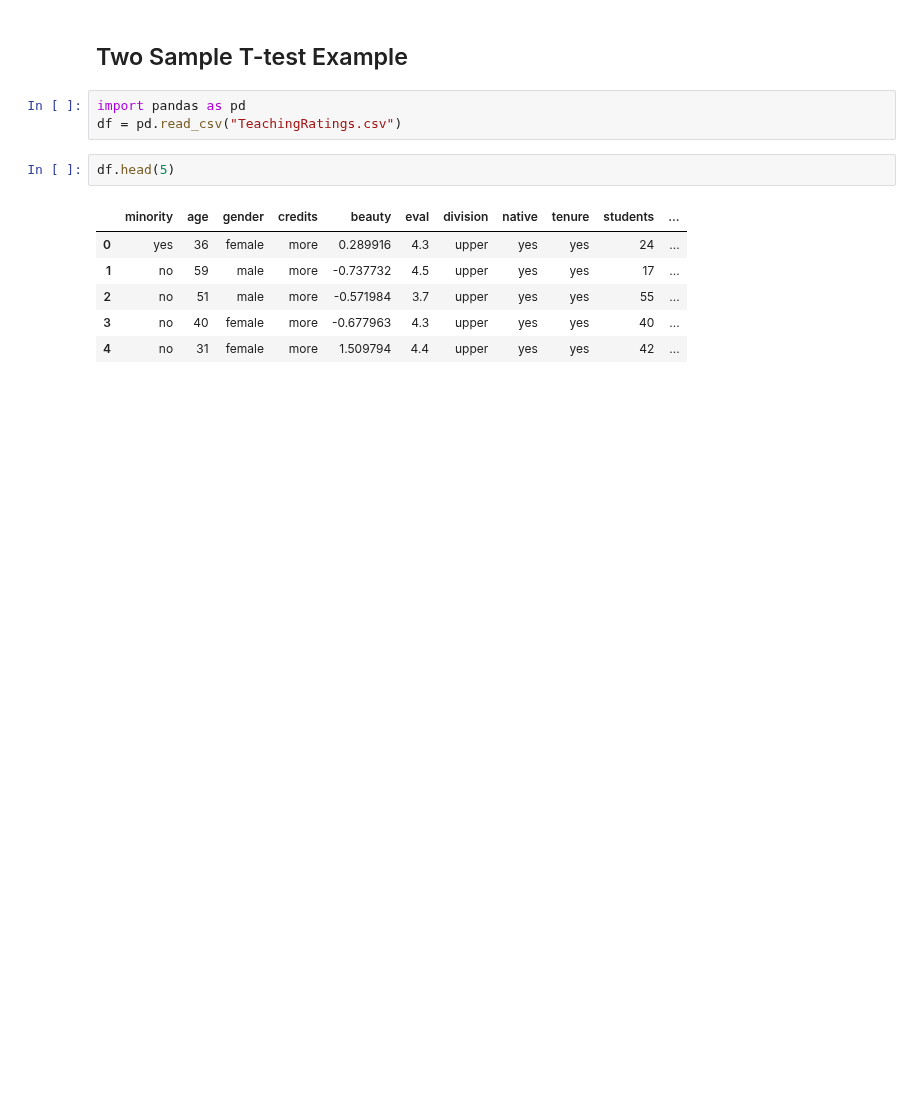
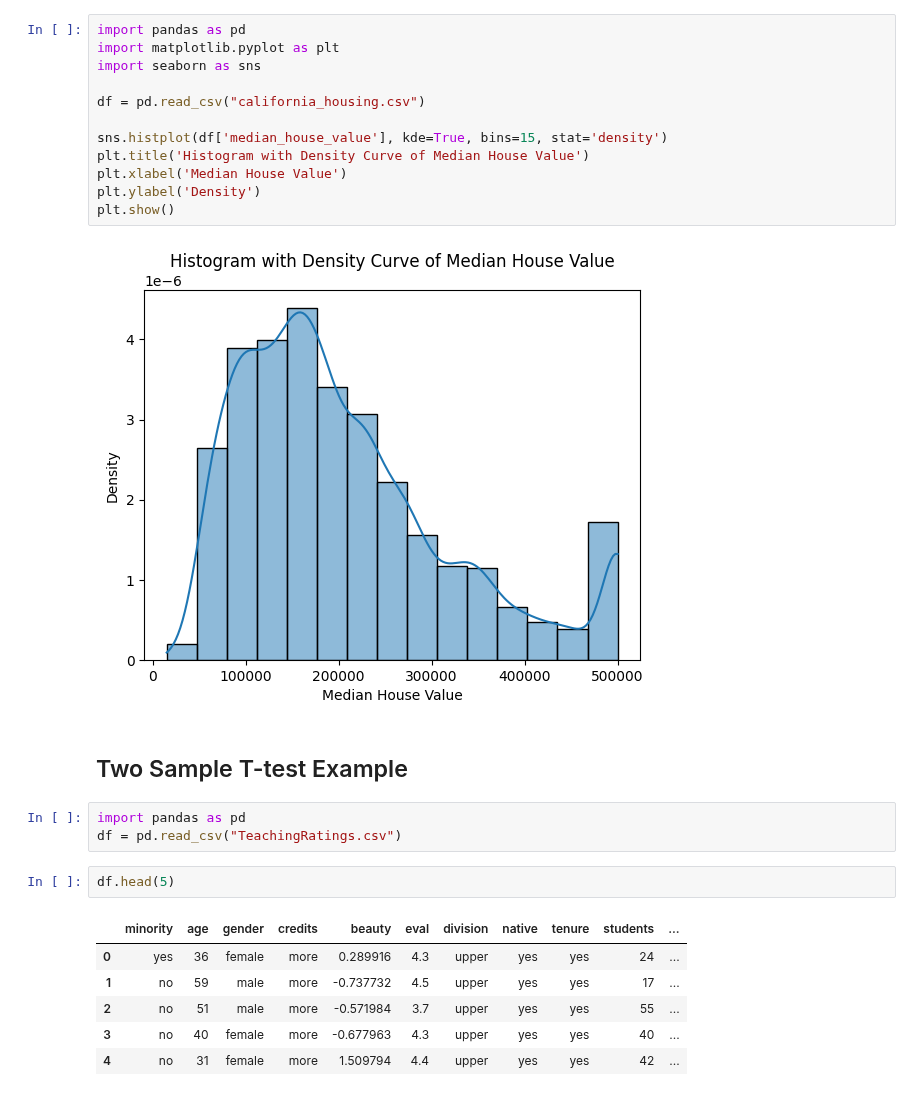
Before and after one commit to cmudig/GuidedStats, a Jupyter notebook: examples/test.ipynb, the cells around one changed output. Saved outputs shown, nothing was run; the diff lists cells and outputs as text; blank space fills up the shorter version.

```diff
--- a/examples/test.ipynb
+++ b/examples/test.ipynb
@@ -1,3 +22,17 @@
+# %%
+import pandas as pd
+import matplotlib.pyplot as plt
+import seaborn as sns
+
+df = pd.read_csv("california_housing.csv")
+
+sns.histplot(df['median_house_value'], kde=True, bins=15, stat='density')
+plt.title('Histogram with Density Curve of Median House Value')
+plt.xlabel('Median House Value')
+plt.ylabel('Density')
+plt.show()
+# %% [output]
+[figure, added]
 # %% [markdown]
 ## Two Sample T-test Example
 # %%
```
Also changed, not shown: parts of 1 cell of this notebook, 7 other files.
